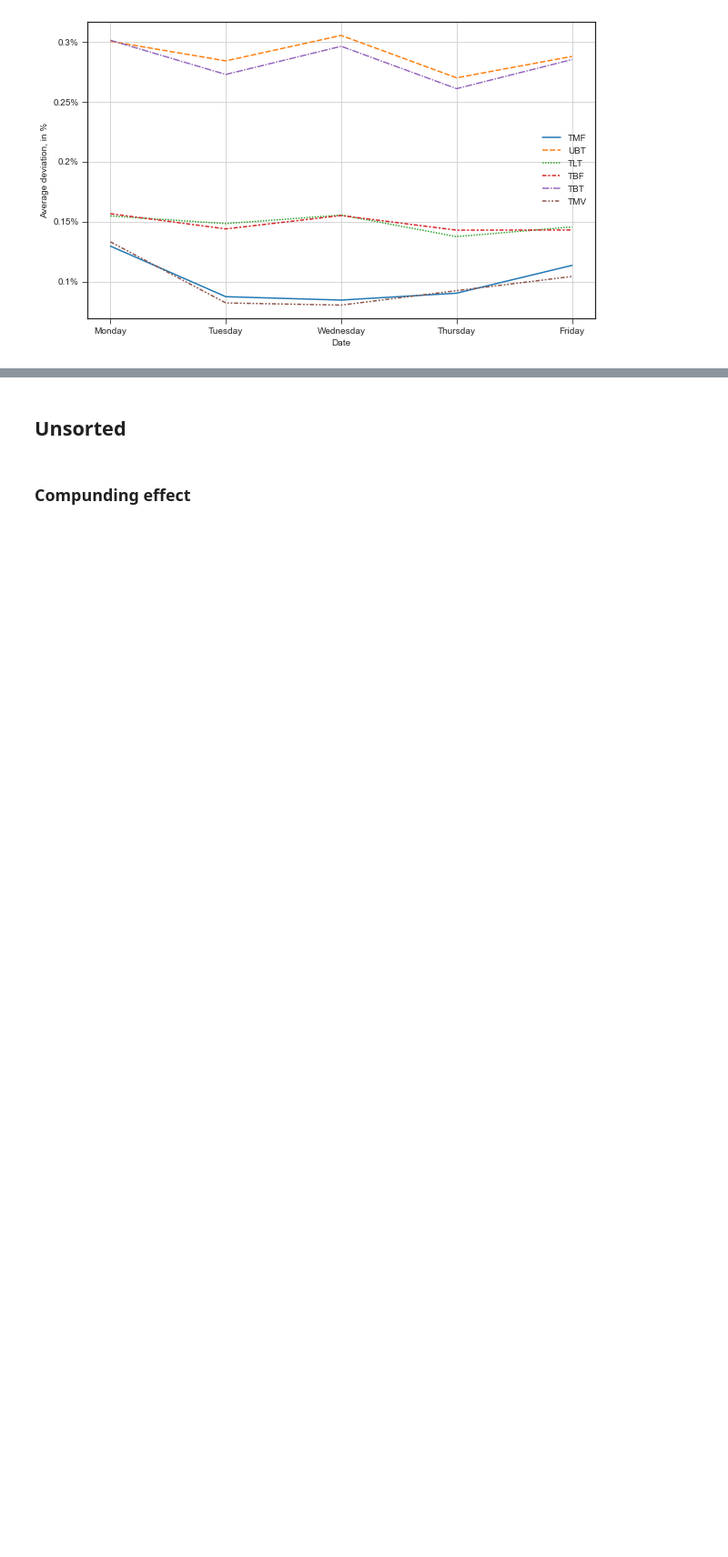
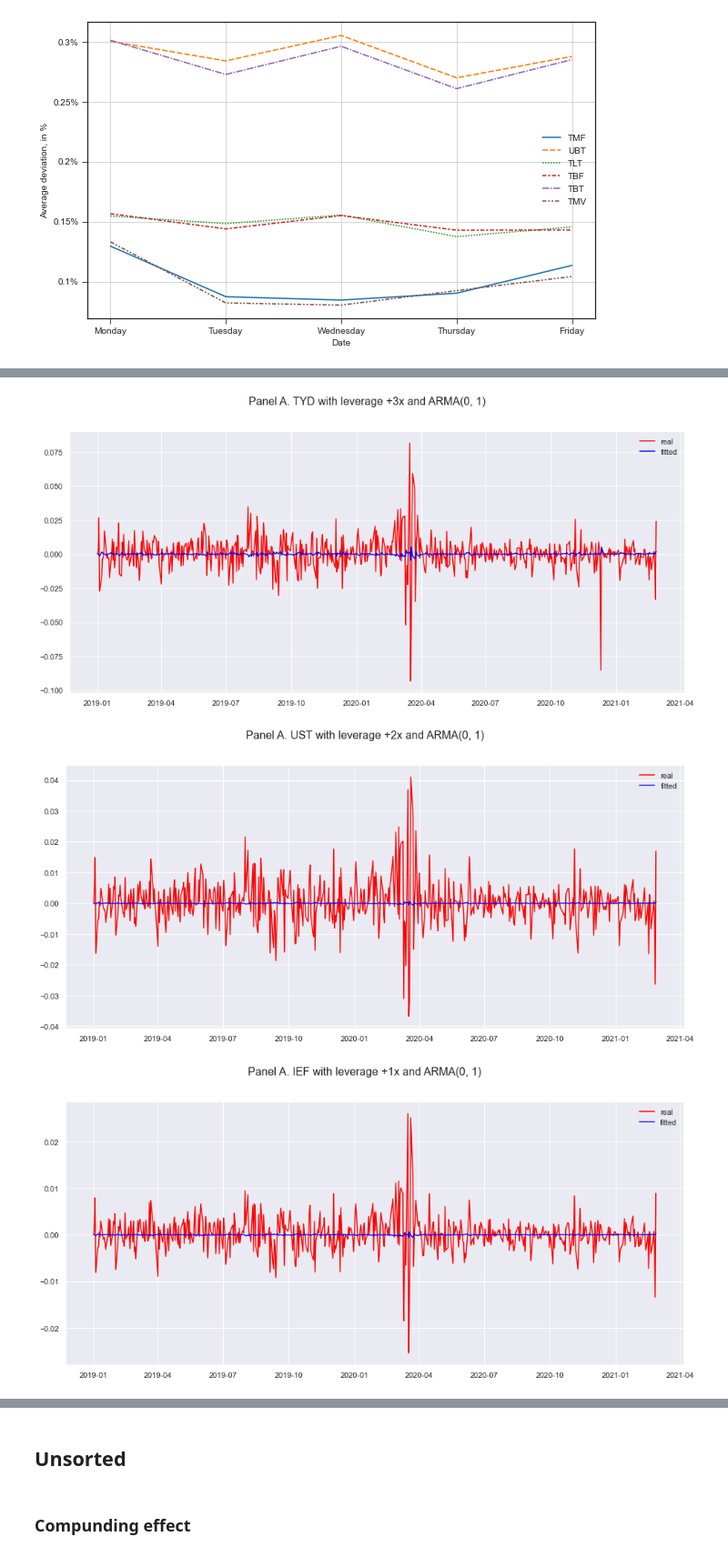
Before and after one commit to Bagirov-lab/AMP, a Jupyter notebook: AMP.ipynb, the cells around one changed output, grey strips where cells are left out. Shown at 91% size. Cells and saved outputs as stored; diff of their text form; code cells hidden in the pictures; blank space fills up the shorter version.

```diff
--- a/AMP.ipynb
+++ b/AMP.ipynb
@@ -826,0 +955,30 @@ Create_Graph_3(Create_Table_5(Part_3['LETF']['Discrepancy'][Tmp_20].abs()),'Appe
+# %%
+# For panel A
+
+for iETF in Tmp_7_10:
+
+    iData = Part_3['LETF']['Returns'][iETF].last('3Y').dropna()
+
+    res = sm.tsa.arma_order_select_ic(y=iData, ic="bic", trend="nc", max_ar=2,max_ma=2)
+
+    ipars = res.bic_min_order
+
+    mod = sm.tsa.arima.ARIMA(endog=iData, order=(ipars[0], 0, ipars[1]), trend="n")
+    res1 = mod.fit()
+
+    sns.set_theme(style="darkgrid")
+
+    fig, ax = plt.subplots(figsize=(16,7))
+
+    ax.plot(iData, color='red', label='real')
+    ax.plot(res1.predict(), color='blue',label='fitted')
+    ax.legend()
+    fig.suptitle('Panel A. {0} with leverage {1} and ARMA{2}'.format(iETF,Part_3['Summary'].loc[iETF]['Leverage'],ipars), fontsize=16)
+
+    fig.savefig("Graphs/Appendix_22_{0}_{1}.png".format('A',Part_3['Summary'].loc[iETF]['Leverage']))
+
+    plt.show()
+# %% [output]
+[figure, added]
+[figure, added]
+[figure, added]
```
Also changed, not shown: parts of 11 cells of this notebook, 35 other files.
